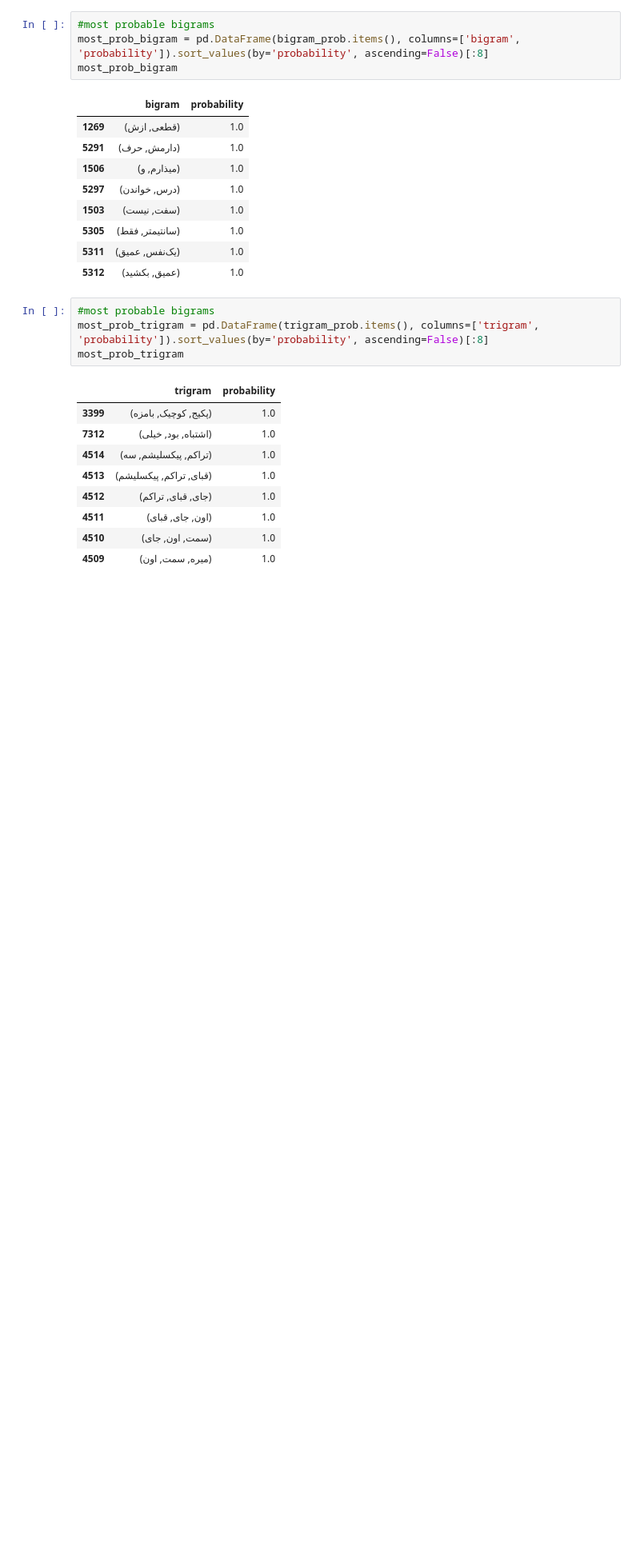
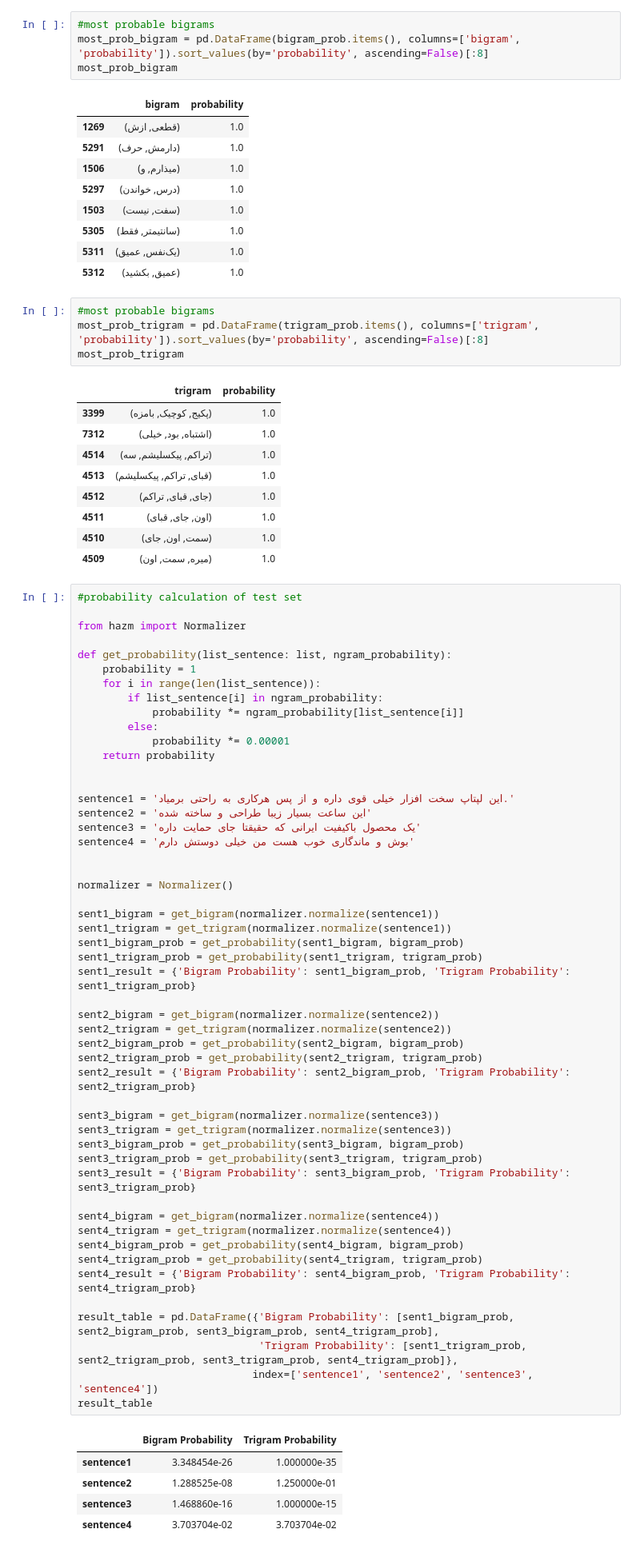
Before and after one commit to pouriaSameti/NLP, a Jupyter notebook: 2-Language model/Language Model.ipynb, the cells around one changed output. Shown at 80% size. Drawn from its saved outputs; the diff is of its cells as text; blank space fills up the shorter version.

Commit message:
Language Model-> get probability of test set.

```diff
--- a/2-Language model/Language Model.ipynb
+++ b/2-Language model/Language Model.ipynb
@@ -308,3 +308,60 @@ most_prob_trigram
 | 4511 | (اون, جای, قبای) | 1.0 |
 | 4510 | (سمت, اون, جای) | 1.0 |
 | 4509 | (میره, سمت, اون) | 1.0 |
+# %%
+#probability calculation of test set
+
+from hazm import Normalizer
+
+def get_probability(list_sentence: list, ngram_probability):
+    probability = 1
+    for i in range(len(list_sentence)):
+        if list_sentence[i] in ngram_probability:
+            probability *= ngram_probability[list_sentence[i]]
+        else:
+            probability *= 0.00001
+    return probability
+
+
+sentence1 = 'این لپتاپ سخت افزار خیلی قوی داره و از پس هرکاری به راحتی برمیاد.'
+sentence2 = 'این ساعت بسیار زیبا طراحی و ساخته شده'
+sentence3 = 'یک محصول باکیفیت ایرانی که حقیقتا جای حمایت داره'
+sentence4 = 'بوش و ماندگاری خوب هست من خیلی دوستش دارم'
+
+
+normalizer = Normalizer()
+
+sent1_bigram = get_bigram(normalizer.normalize(sentence1))
+sent1_trigram = get_trigram(normalizer.normalize(sentence1))
+sent1_bigram_prob = get_probability(sent1_bigram, bigram_prob)
+sent1_trigram_prob = get_probability(sent1_trigram, trigram_prob)
+sent1_result = {'Bigram Probability': sent1_bigram_prob, 'Trigram Probability': sent1_trigram_prob}
+
+sent2_bigram = get_bigram(normalizer.normalize(sentence2))
+sent2_trigram = get_trigram(normalizer.normalize(sentence2))
+sent2_bigram_prob = get_probability(sent2_bigram, bigram_prob)
+sent2_trigram_prob = get_probability(sent2_trigram, trigram_prob)
+sent2_result = {'Bigram Probability': sent2_bigram_prob, 'Trigram Probability': sent2_trigram_prob}
+
+sent3_bigram = get_bigram(normalizer.normalize(sentence3))
+sent3_trigram = get_trigram(normalizer.normalize(sentence3))
+sent3_bigram_prob = get_probability(sent3_bigram, bigram_prob)
+sent3_trigram_prob = get_probability(sent3_trigram, trigram_prob)
+sent3_result = {'Bigram Probability': sent3_bigram_prob, 'Trigram Probability': sent3_trigram_prob}
+
+sent4_bigram = get_bigram(normalizer.normalize(sentence4))
+sent4_trigram = get_trigram(normalizer.normalize(sentence4))
+sent4_bigram_prob = get_probability(sent4_bigram, bigram_prob)
+sent4_trigram_prob = get_probability(sent4_trigram, trigram_prob)
+sent4_result = {'Bigram Probability': sent4_bigram_prob, 'Trigram Probability': sent4_trigram_prob}
+
+result_table = pd.DataFrame({'Bigram Probability': [sent1_bigram_prob, sent2_bigram_prob, sent3_bigram_prob, sent4_trigram_prob],
+                             'Trigram Probability': [sent1_trigram_prob, sent2_trigram_prob, sent3_trigram_prob, sent4_trigram_prob]},
+                            index=['sentence1', 'sentence2', 'sentence3', 'sentence4'])
+result_table
+# %% [output]
+|  | Bigram Probability | Trigram Probability |
+| sentence1 | 3.348454e-26 | 1.000000e-35 |
+| sentence2 | 1.288525e-08 | 1.250000e-01 |
+| sentence3 | 1.468860e-16 | 1.000000e-15 |
+| sentence4 | 3.703704e-02 | 3.703704e-02 |
```
